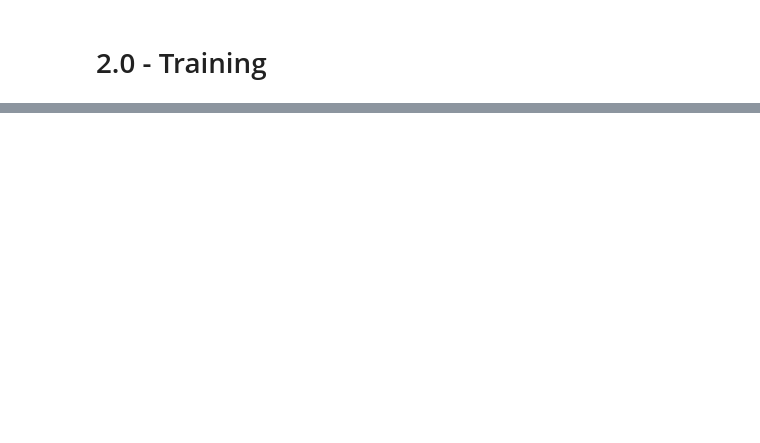
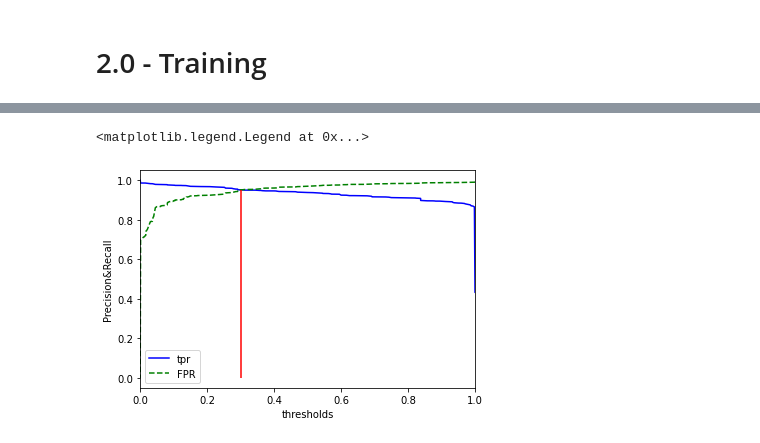
Before and after one commit to CarvalhooNeto/ensaio_machine_learning, a Jupyter notebook: Decision_Tree.ipynb, the cells around one changed output, grey strips where cells are left out. Saved outputs shown, nothing was run; the diff lists cells and outputs as text; code cells hidden in the pictures; blank space fills up the shorter version.

```diff
--- a/Decision_Tree.ipynb
+++ b/Decision_Tree.ipynb
@@ -33,0 +150,12 @@ model_tree = tr.DecisionTreeClassifier(max_depth = 2, min_samples_split = 50)
+# %%
+plt.plot( thresholds, tpr, 'b-', label = 'tpr' )
+plt.plot( thresholds, 1-fpr, 'g--', label = 'FPR' )
+# Esse -1 é pra inverter o gráfico
+plt.xlim( [0,1])
+plt.vlines( 0.3, 0,0.95, color = 'red' )
+plt.xlabel("thresholds")
+plt.ylabel("Precision&Recall")
+plt.legend()
+# %% [output]
+<matplotlib.legend.Legend at 0x...>
+[figure, added]
```
Also changed, not shown: parts of 28 cells of this notebook.
